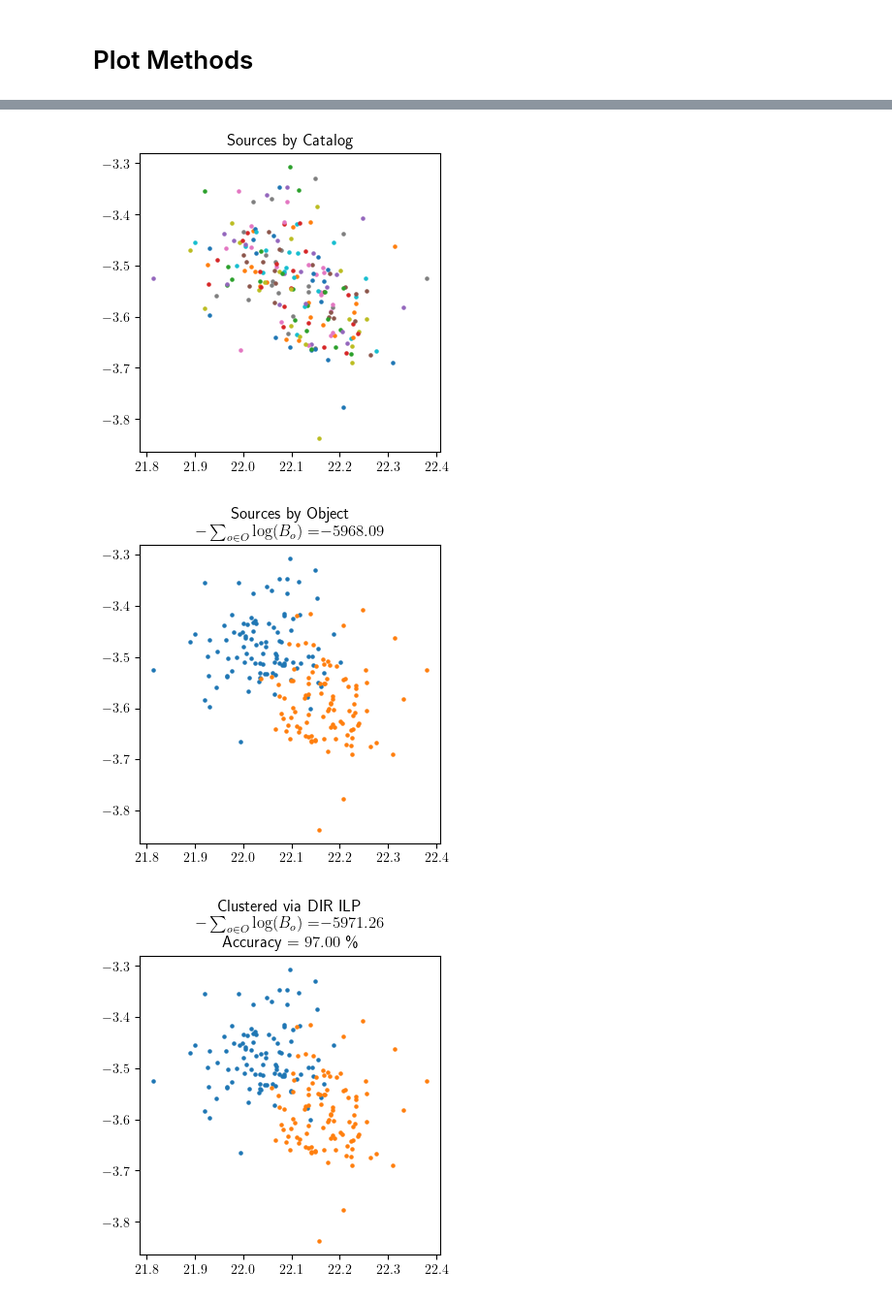
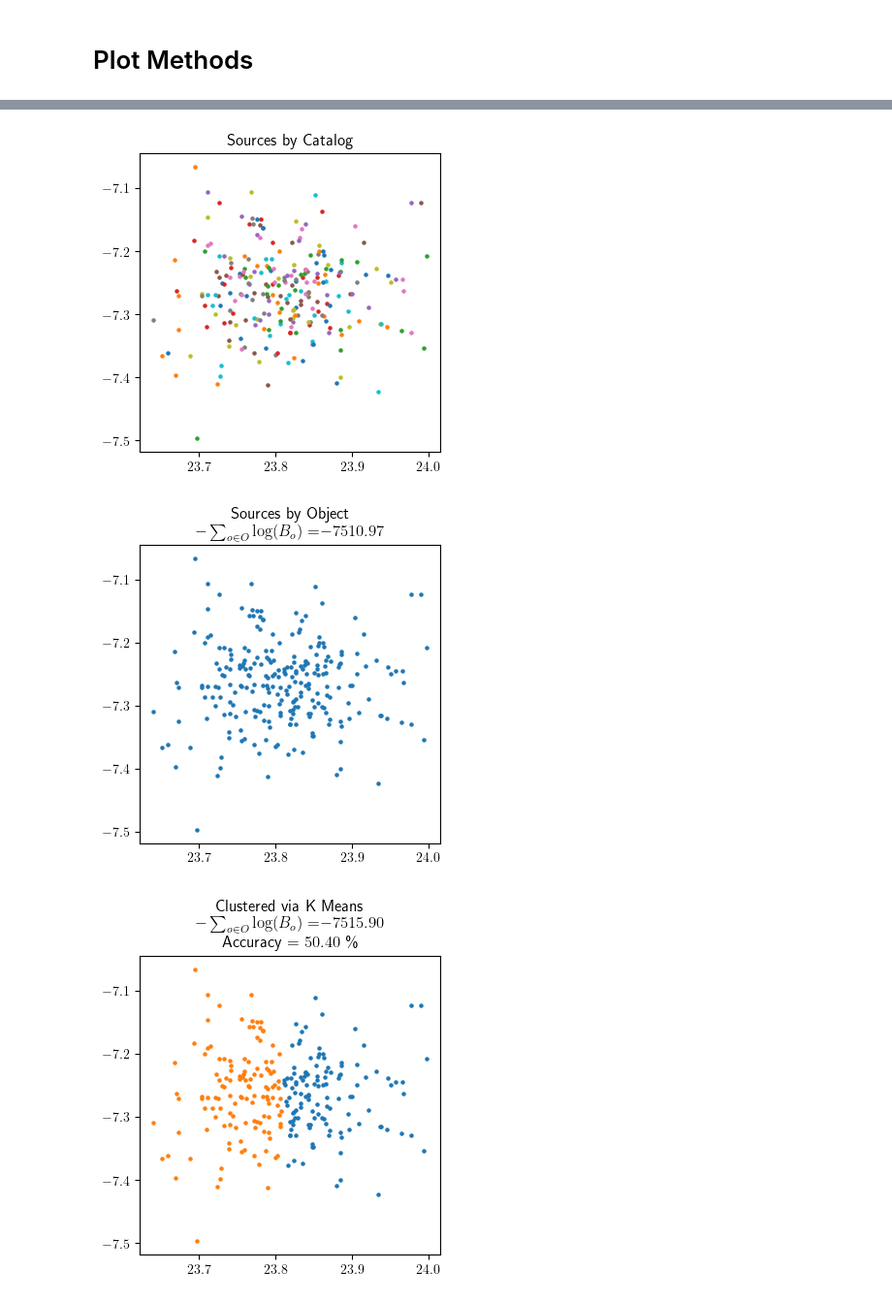
Before and after one commit to jacobf18/astronomical-matching, a Jupyter notebook: CanILP + DirILP General case.ipynb, the cells around one changed output, grey strips where cells are left out. Shown at 97% size. Saved outputs shown, nothing was run; the diff lists cells and outputs as text; code cells hidden in the pictures.

Commit message:
updated heuristics

```diff
--- a/CanILP + DirILP General case.ipynb
+++ b/CanILP + DirILP General case.ipynb
@@ -302,8 +308,8 @@ def mycallback(model, where):
         model._logfile.write(msg)
 # %%
 # Get a particular island to run the matching procedure
-cluster_num = 41
-# cluster_num = 43
+cluster_num = 43
+# cluster_num = 44
 candidate_list, df, catalog_list, Sigma_list = get_candidate_list(result, label, cluster_num)
 
 coord_dict = {(row[1],row[0]): (row[2],row[3]) for row in df.itertuples(index=False, name=None)}
@@ -348,8 +354,17 @@ df2["kappa_rad"] = kappa_rad_list
 # %% [markdown]
 # ILP Formulation
+# %%
+from copy import deepcopy
+
+starting_heuristic_obj_dict = deepcopy(best_cop_obj_dict)
+
+for k in starting_heuristic_obj_dict:
+    starting_heuristic_obj_dict[k] = set(starting_heuristic_obj_dict[k])
 # %%
 ######################### ILP Formulation ###########################
 import time
+
+use_heuristic = True
 
 t1 = time.perf_counter()
 
@@ -384,7 +399,16 @@ while c_list[-1] < round(num_catalog*max(kappa_dict.values()),rounding_index):
 # Variables for x
 for subset_index in range(detection_total):
     for catalog_source_pair in candidate_list:
-        var_x_dict[('x', subset_index, catalog_source_pair)] = mo.addVar(vtype=GRB.BINARY, name=str(('x', subset_index, catalog_source_pair)))
+
+        x = mo.addVar(vtype=GRB.BINARY, name=str(('x', subset_index, catalog_source_pair)))
+        # Heuristic start
+        if use_heuristic:
+            x.Start = 0
+            if subset_index in starting_heuristic_obj_dict and catalog_source_pair in starting_heuristic_obj_dict[subset_index]:
+                x.Start = 1
+
+        var_x_dict[('x', subset_index, catalog_source_pair)] = x
+
 
 # Variables for y
 for subset_index in range(detection_total):
@@ -493,17 +517,17 @@ product_of_cat_source_pairs_list = [prod for prod in list(itertools.combinations
 
 for subset_index in range(detection_total):
 
-#     mo.addConstrs(t_list[subset_index] >= -M * (1 - var_u_dict[('u', subset_index, gridpoint_index)])
-#                                            + (1/(4*c_list[gridpoint_index])
-#                                            + quicksum(var_y_dict[('y', subset_index, product_of_catalog_source_pairs[0], product_of_catalog_source_pairs[1])]
-#                                                       *kappa_dict[product_of_catalog_source_pairs[0]]*kappa_dict[product_of_catalog_source_pairs[1]]
-#                                                       *get_distance_2(product_of_catalog_source_pairs, coord_dict) for product_of_catalog_source_pairs in product_of_cat_source_pairs_list))
-#                  for gridpoint_index in range(1,len(c_list)))
+# mo.addConstrs(t_list[subset_index] >= -M * (1 - var_u_dict[('u', subset_index, gridpoint_index)])
+#                                        + (1/(4*c_list[gridpoint_index])
+#                                        * quicksum(var_y_dict[('y', subset_index, product_of_catalog_source_pairs[0], product_of_catalog_source_pairs[1])]
+#                                                   *kappa_dict[product_of_catalog_source_pairs[0]]*kappa_dict[product_of_catalog_source_pairs[1]]
+#                                                   *get_distance_2(product_of_catalog_source_pairs, coord_dict) for product_of_catalog_source_pairs in product_of_cat_source_pairs_list))
+#              for subset_index, gridpoint_index in itertools.product(range(detection_total), range(1,len(c_list))))
 
     for gridpoint_index in range(1,len(c_list)):
         mo.addConstr(lhs = t_list[subset_index], sense=GRB.GREATER_EQUAL,
                      rhs = -M * (1 - var_u_dict[('u', subset_index, gridpoint_index)]) + (1/(4*c_list[gridpoint_index])
-                     + quicksum(var_y_dict[('y', subset_index, product_of_catalog_source_pairs[0], product_of_catalog_source_pairs[1])]
+                     * quicksum(var_y_dict[('y', subset_index, product_of_catalog_source_pairs[0], product_of_catalog_source_pairs[1])]
                                 *kappa_dict[product_of_catalog_source_pairs[0]]*kappa_dict[product_of_catalog_source_pairs[1]]
                                 *get_distance_2(product_of_catalog_source_pairs, coord_dict) for product_of_catalog_source_pairs in product_of_cat_source_pairs_list)
                     ))
@@ -779,9 +801,10 @@ bayes_list = []
 k_list = []
 best_cop_obj_dict = dict()
 best_b = np.inf
+for k in [2]:
 # for k in tqdm(range(1,df.shape[0]+1)):
 # for k in tqdm(range(1,10)):
-for k in tqdm(range(best_k,best_k+1)):
+# for k in tqdm(range(best_k,best_k+1)):
     clusters, centers = cop_kmeans(dataset=X, initialization="kmpp", k=k, ml=[],cl=cannot_link, sample_weights=sample_weights)
 
     if clusters is None:
@@ -862,35 +909,35 @@ def plot_catalogs(cat_tups, filename = None):
 
     if filename:
         plt.savefig(filename, format="svg")
 
     plt.show()
 
 
 def plot_objects(cat_tups, filename = None):
     catalog_groups = defaultdict(list)
     for t in cat_tups:
         catalog_groups[t[0]].append(t)
     plt.figure(figsize=(4,4))
     plt.title("Sources by Object\n"
               r"$-\sum_{{o\in O}}\log(B_o)=$"
               f"${neg_log_bayes_from_obj_dict(catalog_groups, coord_dict):.2f}$")
     for l in catalog_groups.values():
         X = [coord_dict[t] for t in l]
         X = np.array(X)
         plt.scatter(X.T[0], X.T[1],s=5.0)
 
     if filename:
         plt.savefig(filename, format="svg")
 
     plt.show()
 
 plot_catalogs(cat_tups, f"figures/catalogs_{num_catalog}_{cluster_num}.svg")
 plot_objects(cat_tups, f"figures/objects_{num_catalog}_{cluster_num}.svg")
 # plot_obj_dict(single_linkage_obj_dict, "Single Linkage", neg_log_bayes_from_obj_dict(single_linkage_obj_dict, coord_dict), single_linkage_acc, f"figures/single_linkage_{num_catalog}_{cluster_num}.svg")
-# plot_obj_dict(best_kmeans_obj, "K Means", neg_log_bayes_from_obj_dict(best_kmeans_obj, coord_dict), kmeans_acc, f"figures/kmeans_{num_catalog}_{cluster_num}.svg")
-plot_obj_dict(dir_obj_dict, "DIR ILP", neg_log_bayes_from_obj_dict(dir_obj_dict, coord_dict), ilp_acc, f"figures/ilp_{num_catalog}_{cluster_num}.svg")
+plot_obj_dict(best_kmeans_obj, "K Means", neg_log_bayes_from_obj_dict(best_kmeans_obj, coord_dict), kmeans_acc, f"figures/kmeans_{num_catalog}_{cluster_num}.svg")
+# plot_obj_dict(dir_obj_dict, "DIR ILP", neg_log_bayes_from_obj_dict(dir_obj_dict, coord_dict), ilp_acc, f"figures/ilp_{num_catalog}_{cluster_num}.svg")
 # plot_obj_dict(best_cop_obj_dict, "COP K-Means", neg_log_bayes_from_obj_dict(best_cop_obj_dict, coord_dict), cop_kmeans_acc, f"figures/cop_{num_catalog}_{cluster_num}.svg")
 # %% [output]
-[figure, old version]
+[figure, new version]
-[figure, old version]
+[figure, new version]
-[figure, old version]
+[figure, new version]
```
Also changed, not shown: parts of 13 cells of this notebook, 1 other file.
